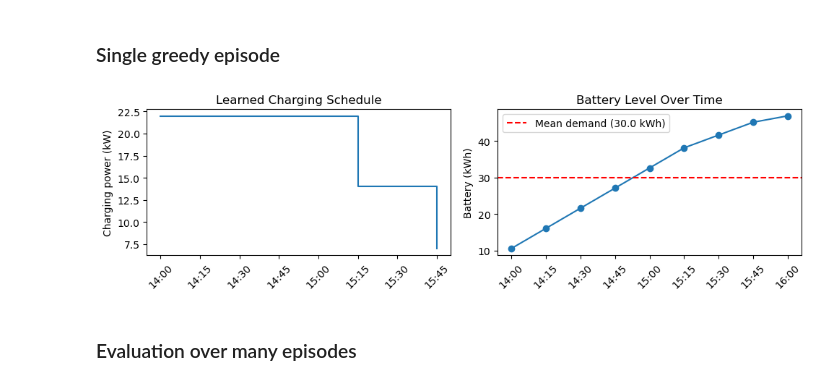
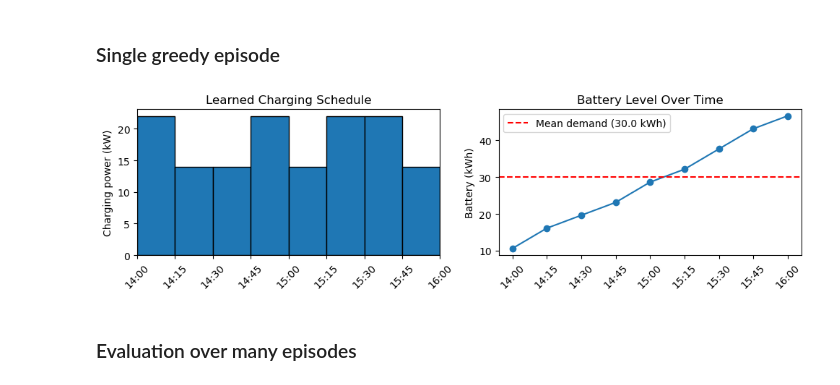
Before and after one commit to angfe/Group-3-AAA, a Jupyter notebook: notebooks/04_01_smart_charging_reinforcement_learning.ipynb, the cells around one changed output. Cells and saved outputs as stored; diff of their text form; code cells hidden in the pictures.

```diff
--- a/notebooks/04_01_smart_charging_reinforcement_learning.ipynb
+++ b/notebooks/04_01_smart_charging_reinforcement_learning.ipynb
@@ -42,7 +44,7 @@ BATTERY_BIN_SIZE = 1.0           # we round battery to 1 kWh bins for the Q-tabl
 
 # cost = COST_COEFFS * power_kw**2 per step
 # Time-varying cost coefficients (one per 15-min step, cheapest early)
-COST_COEFFS = [0.095, 0.104, 0.113, 0.122, 0.131, 0.140, 0.149, 0.160]
+COST_COEFFS = [0.052, 0.055, 0.058, 0.061, 0.064, 0.067, 0.072, 0.076]
 
 DEMAND_MEAN = 30.0
 DEMAND_STD = 5.0
@@ -145,10 +147,10 @@ class SmartChargingEnv:
         reward = -cost
         if done:
             # at last step 4pm sample random energy demand
-            demand = np.random.normal(DEMAND_MEAN, DEMAND_STD)
+            self.last_demand = np.random.normal(DEMAND_MEAN, DEMAND_STD)
             # if battery can't cover it substract a huge penalty
             # teaches the agent to charge enough
-            if self.battery < demand:
+            if self.battery < self.last_demand:
                 reward -= OUT_OF_ENERGY_PENALTY
 
         return self._get_state(), reward, done
@@ -245,37 +247,38 @@ np.random.seed(42)
 state = env.reset()
 done = False
 battery_trace = [env.battery]
 power_trace = []
 
 while not done:
     # greedy, no randomness
     # after training run one episode with pure expoitation
     action = np.argmax(Q[state])
     power_trace.append(CHARGE_LEVELS[action])
     state, reward, done = env.step(action)
     battery_trace.append(env.battery)
 
 step_labels = [f"{14+i*15//60}:{i*15%60:02d}" for i in range(NUM_STEPS + 1)]
 fig, axes = plt.subplots(1, 2, figsize=(10, 3))
 
-axes[0].step(range(NUM_STEPS), power_trace, where="post")
-axes[0].set_xticks(range(NUM_STEPS))
-axes[0].set_xticklabels(step_labels[:NUM_STEPS], rotation=45)
+axes[0].bar(range(NUM_STEPS), power_trace, width=1, align="edge", edgecolor="black")
+axes[0].set_xticks(range(NUM_STEPS + 1))
+axes[0].set_xticklabels(step_labels, rotation=45)
+axes[0].set_xlim(0, NUM_STEPS)
 axes[0].set_title("Learned Charging Schedule")
 axes[0].set_ylabel("Charging power (kW)")
 
 axes[1].plot(range(NUM_STEPS + 1), battery_trace, marker="o")
 axes[1].set_xticks(range(NUM_STEPS + 1))
 axes[1].set_xticklabels(step_labels, rotation=45)
 axes[1].axhline(DEMAND_MEAN, color="red", linestyle="--", label=f"Mean demand ({DEMAND_MEAN} kWh)")
 axes[1].set_title("Battery Level Over Time")
 axes[1].set_ylabel("Battery (kWh)")
 axes[1].legend()
 
 plt.tight_layout()
 plt.show()
 # %% [output]
-[figure, old version]
+[figure, new version]
 # %% [markdown]
 ### Evaluation over many episodes
 # %%
```
Also changed, not shown: parts of 19 cells of this notebook.
